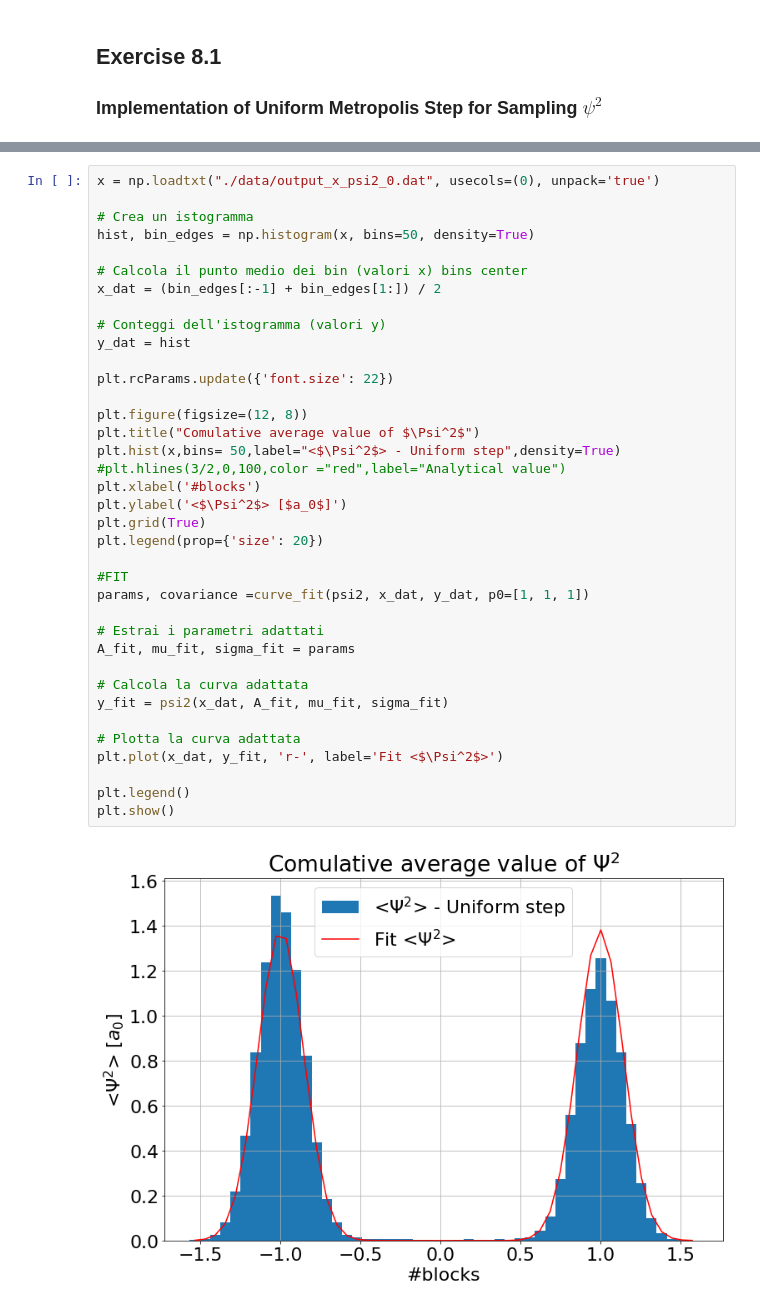
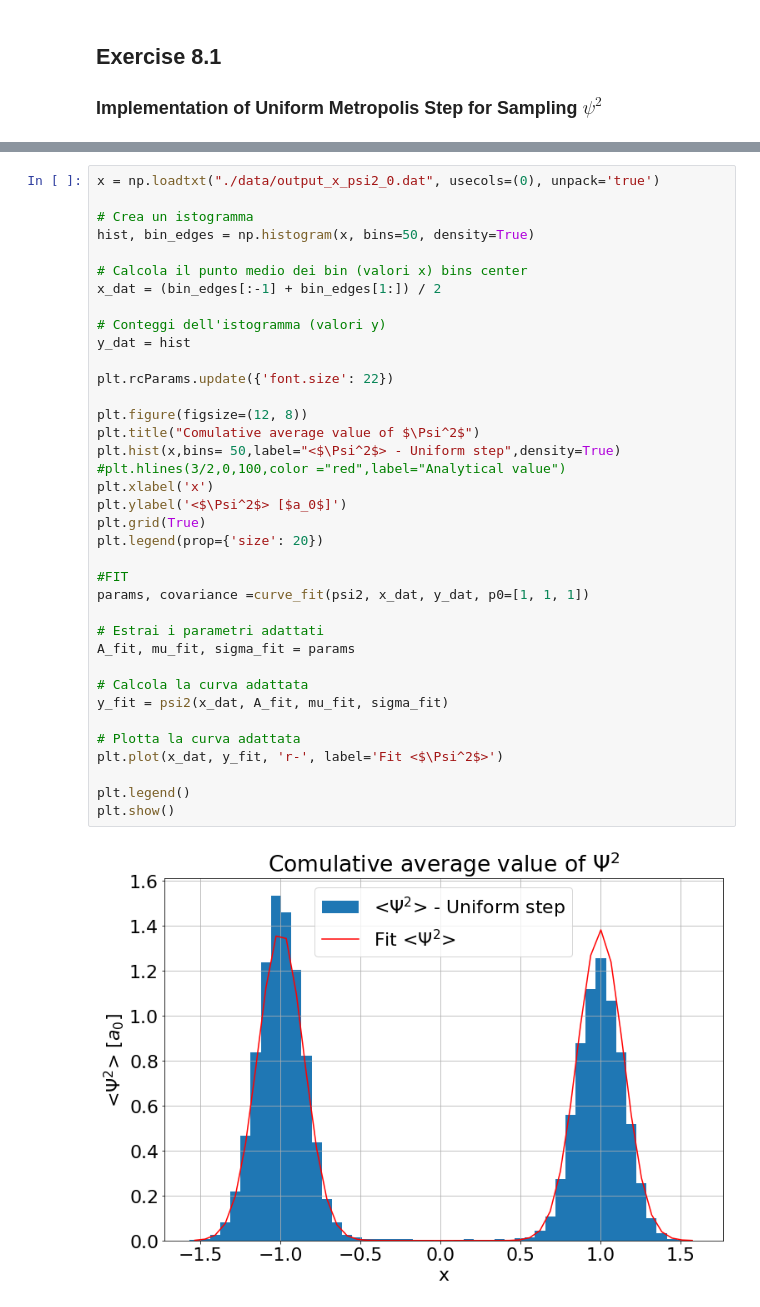
Before and after one commit to eddbell/NSL, a Jupyter notebook: Exercise08/Exercise_08.ipynb, the cells around one changed output, grey strips where cells are left out. Drawn from its saved outputs; the diff is of its cells as text.

```diff
--- a/Exercise08/Exercise_08.ipynb
+++ b/Exercise08/Exercise_08.ipynb
@@ -73,32 +63,32 @@ hist, bin_edges = np.histogram(x, bins=50, density=True)
 x_dat = (bin_edges[:-1] + bin_edges[1:]) / 2
 
 # Conteggi dell'istogramma (valori y)
 y_dat = hist
 
 plt.rcParams.update({'font.size': 22})
 
 plt.figure(figsize=(12, 8))
 plt.title("Comulative average value of $\Psi^2$")
 plt.hist(x,bins= 50,label="<$\Psi^2$> - Uniform step",density=True)
 #plt.hlines(3/2,0,100,color ="red",label="Analytical value")
-plt.xlabel('#blocks')
+plt.xlabel('x')
 plt.ylabel('<$\Psi^2$> [$a_0$]')
 plt.grid(True)
 plt.legend(prop={'size': 20})
 
 #FIT
 params, covariance =curve_fit(psi2, x_dat, y_dat, p0=[1, 1, 1])
 
 # Estrai i parametri adattati
 A_fit, mu_fit, sigma_fit = params
 
 # Calcola la curva adattata
 y_fit = psi2(x_dat, A_fit, mu_fit, sigma_fit)
 
 # Plotta la curva adattata
 plt.plot(x_dat, y_fit, 'r-', label='Fit <$\Psi^2$>')
 
 plt.legend()
 plt.show()
 # %% [output]
-[figure, old version]
+[figure, new version]
```
Also changed, not shown: parts of 14 cells of this notebook, 1 other file.
